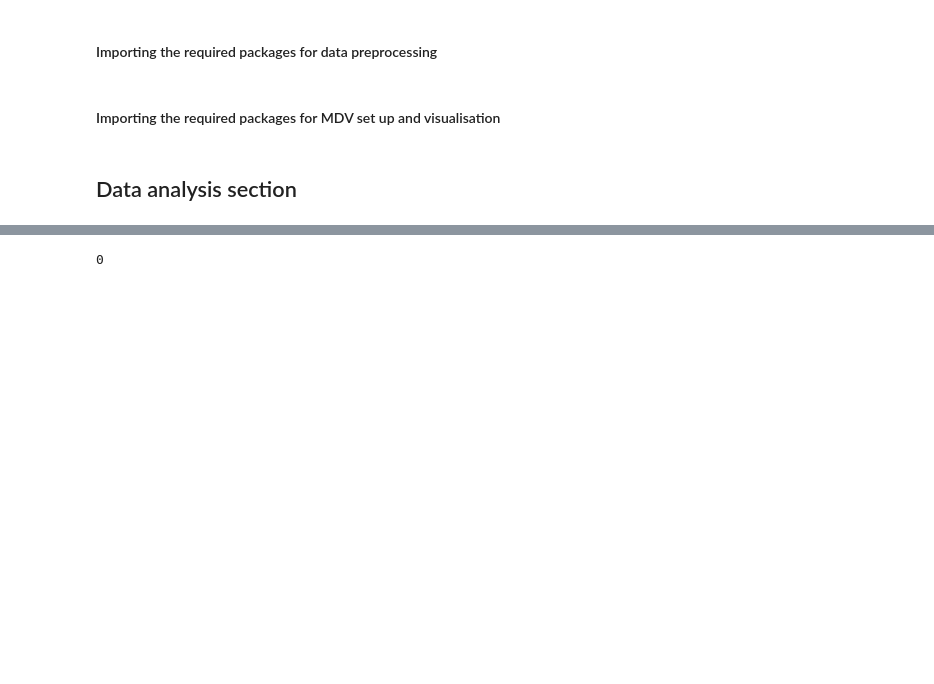
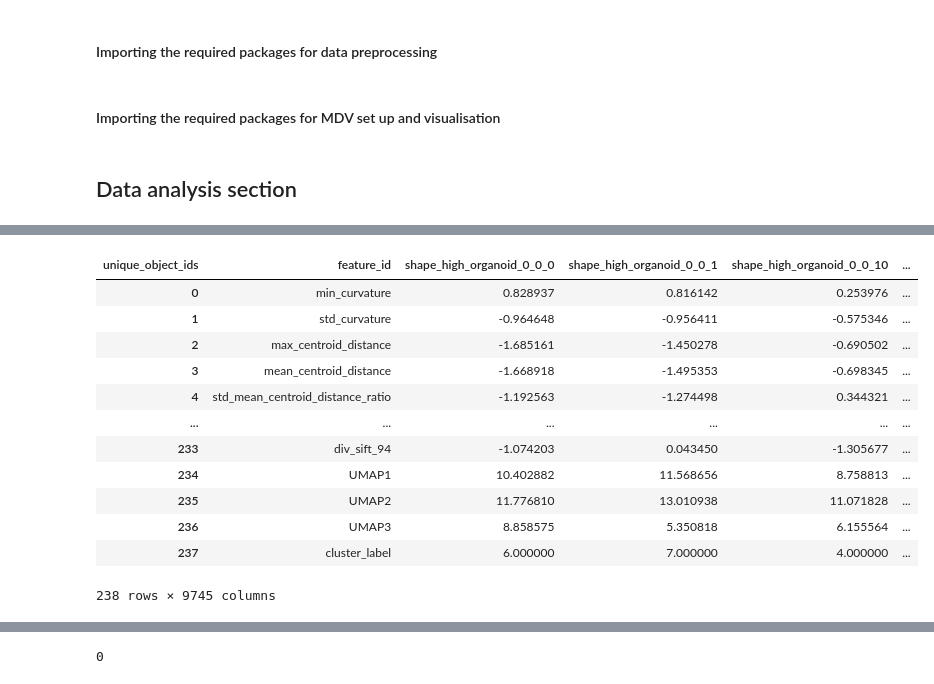
Before and after one commit to Taylor-CCB-Group/MDV, a Jupyter notebook: python/mdvtools/test_projects/SPOT_example.ipynb, the cells around one changed output, grey strips where cells are left out. Saved outputs shown, nothing was run; the diff lists cells and outputs as text; code cells hidden in the pictures; blank space fills up the shorter version.

```diff
--- a/python/mdvtools/test_projects/SPOT_example.ipynb
+++ b/python/mdvtools/test_projects/SPOT_example.ipynb
@@ -36 +105,17 @@ features_data_try.reset_index(inplace=True)
+# %%
+features_data_try
+# %% [output]
+| unique_object_ids | feature_id | shape_high_organoid_0_0_0 | shape_high_organoid_0_0_1 | shape_high_organoid_0_0_10 | ... |
+| 0 | min_curvature | 0.828937 | 0.816142 | 0.253976 | ... |
+| 1 | std_curvature | -0.964648 | -0.956411 | -0.575346 | ... |
+| 2 | max_centroid_distance | -1.685161 | -1.450278 | -0.690502 | ... |
+| 3 | mean_centroid_distance | -1.668918 | -1.495353 | -0.698345 | ... |
+| 4 | std_mean_centroid_distance_ratio | -1.192563 | -1.274498 | 0.344321 | ... |
+| ... | ... | ... | ... | ... | ... |
+| 233 | div_sift_94 | -1.074203 | 0.043450 | -1.305677 | ... |
+| 234 | UMAP1 | 10.402882 | 11.568656 | 8.758813 | ... |
+| 235 | UMAP2 | 11.776810 | 13.010938 | 11.071828 | ... |
+| 236 | UMAP3 | 8.858575 | 5.350818 | 6.155564 | ... |
+| 237 | cluster_label | 6.000000 | 7.000000 | 4.000000 | ... |
+238 rows × 9745 columns
 # %%
```
Also changed, not shown: parts of 21 cells of this notebook.
